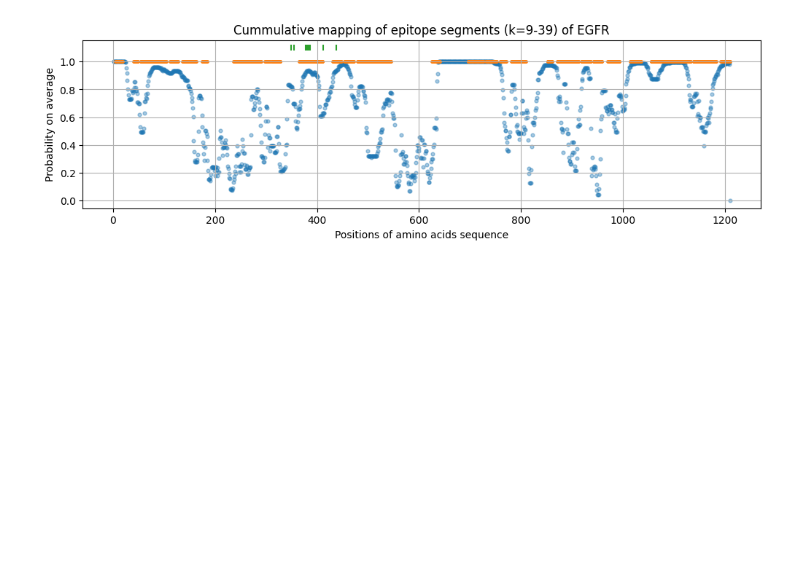
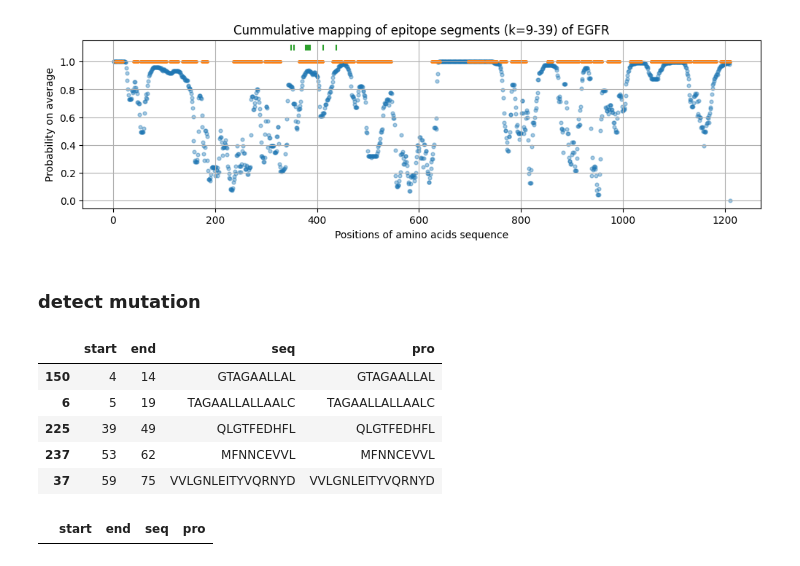
Before and after one commit to Tiezhengyuan/ml_epitope, a Jupyter notebook: cases/EGFR.ipynb, the cells around one changed output. Cells and saved outputs as stored; diff of their text form; code cells hidden in the pictures; blank space fills up the shorter version.

Commit message:
prepare data

```diff
--- a/cases/EGFR.ipynb
+++ b/cases/EGFR.ipynb
@@ -288,3 +285,25 @@ plt.grid()
 plt.show()
 # %% [output]
 [figure]
+# %% [markdown]
+### detect mutation
+# %%
+epi_df = pd.DataFrame.from_dict(epitopes.values())
+epi_df = epi_df[['start', 'end', 'seq']]
+epi_df = epi_df.sort_values('start')
+epi_df = epi_df.drop_duplicates()
+epi_df['start'] -= 1
+epi_df['pro'] = epi_df.apply(lambda x: pro_seq[x['start']:x['end']], axis=1)
+epi_df.head()
+# %% [output]
+|  | start | end | seq | pro |
+| 150 | 4 | 14 | GTAGAALLAL | GTAGAALLAL |
+| 6 | 5 | 19 | TAGAALLALLAALC | TAGAALLALLAALC |
+| 225 | 39 | 49 | QLGTFEDHFL | QLGTFEDHFL |
+| 237 | 53 | 62 | MFNNCEVVL | MFNNCEVVL |
+| 37 | 59 | 75 | VVLGNLEITYVQRNYD | VVLGNLEITYVQRNYD |
+# %%
+# no muated epitopes detected
+epi_df[~(epi_df['seq']==epi_df['pro'])]
+# %% [output]
+|  | start | end | seq | pro |
```
Also changed, not shown: parts of 1 cell of this notebook, 3 other files.
